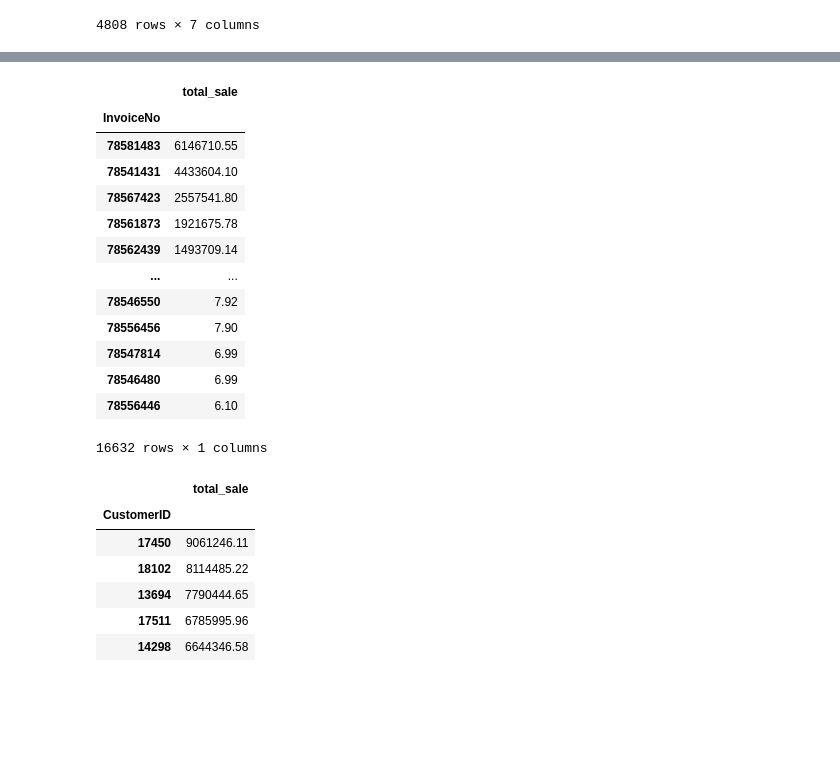
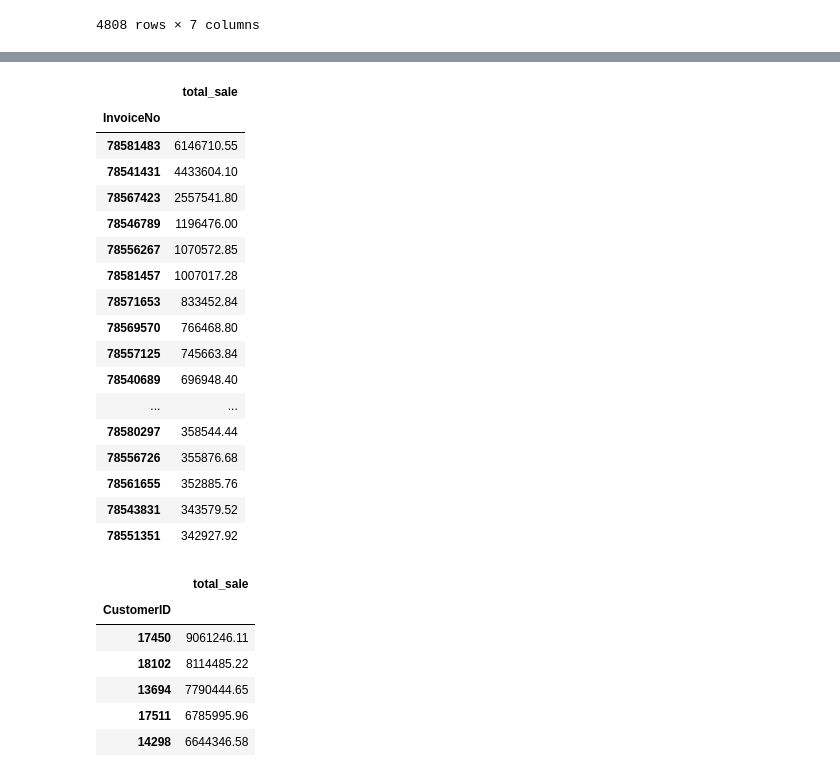
Before and after one commit to Jacopo-Spadon/E-Commerce, a Jupyter notebook: Ecom20tooDE.ipynb, the cells around one changed output, grey strips where cells are left out. Drawn from its saved outputs; the diff is of its cells as text; code cells hidden in the pictures; blank space fills up the shorter version.

```diff
--- a/Ecom20tooDE.ipynb
+++ b/Ecom20tooDE.ipynb
@@ -386,29 +400,33 @@ NameError: name 'DayLocator' is not defined
 # %%
 # Pivot Table per Invoice
 
 table_invoice = pd.pivot_table(df_domestic, values='total_sale', index=['InvoiceNo'],
                     aggfunc=np.sum,
                     observed=True)
 
 table_invoice=table_invoice.sort_values(by=['total_sale'], ascending=False)
 
 
-table_invoice
+table_invoice.head(50)
 # %% [output]
 |  | total_sale |
 | InvoiceNo |  |
 | 78581483 | 6146710.55 |
 | 78541431 | 4433604.10 |
 | 78567423 | 2557541.80 |
-| 78561873 | 1921675.78 |
-| 78562439 | 1493709.14 |
+| 78546789 | 1196476.00 |
+| 78556267 | 1070572.85 |
+| 78581457 | 1007017.28 |
+| 78571653 | 833452.84 |
+| 78569570 | 766468.80 |
+| 78557125 | 745663.84 |
+| 78540689 | 696948.40 |
 | ... | ... |
-| 78546550 | 7.92 |
-| 78556456 | 7.90 |
-| 78547814 | 6.99 |
-| 78546480 | 6.99 |
-| 78556446 | 6.10 |
+| 78580297 | 358544.44 |
+| 78556726 | 355876.68 |
+| 78561655 | 352885.76 |
+| 78543831 | 343579.52 |
+| 78551351 | 342927.92 |
-16632 rows × 1 columns
 # %%
 # Pivot tabel per Customer - Top 10 Spender
 
```
Also changed, not shown: parts of 6 cells of this notebook.
